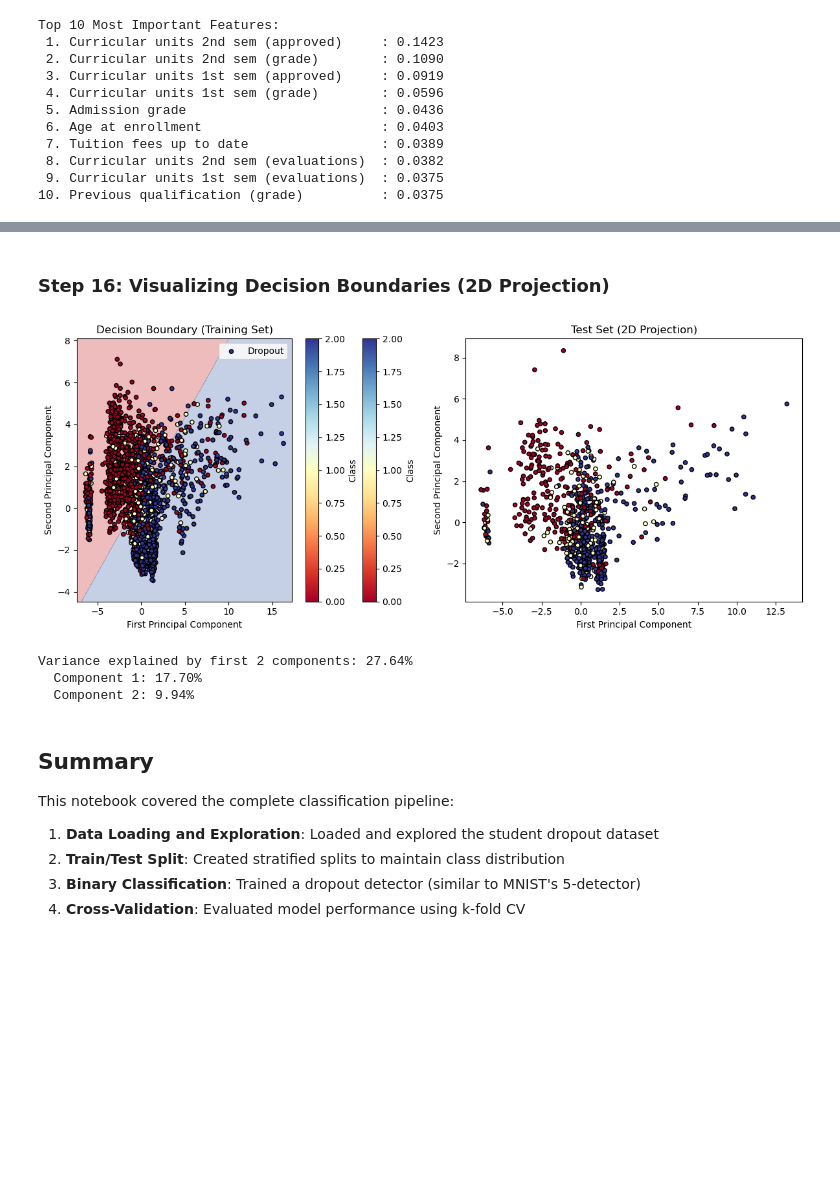
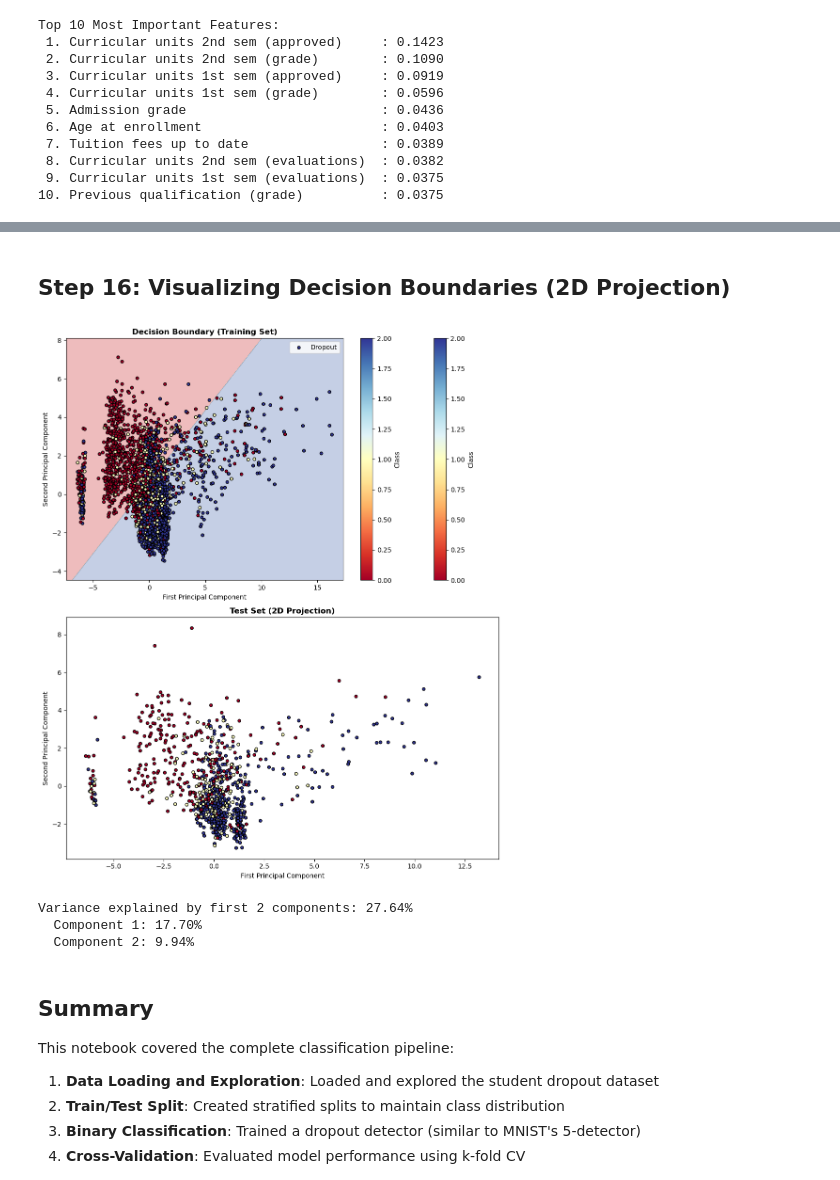
Before and after one commit to Zinoh0A/ML-StudentDropout-Classification-HousePricesPrediction-Linear-Regression, a Jupyter notebook: Classification.ipynb, the cells around one changed output, grey strips where cells are left out. Cells and saved outputs as stored; diff of their text form; code cells hidden in the pictures; blank space fills up the shorter version.

```diff
--- a/Classification.ipynb
+++ b/Classification.ipynb
@@ -966,7 +1921,6 @@ Improvement: 1.69%
 # %% [markdown]
-### Step 16: Visualizing Decision Boundaries (2D Projection)
+## Step 16: Visualizing Decision Boundaries (2D Projection)
 # %%
-# Step 16: Visualizing Decision Boundaries (2D Projection)
 # Use PCA to reduce to 2D for visualization
 from sklearn.decomposition import PCA
 from sklearn.preprocessing import LabelEncoder
@@ -987,40 +1941,40 @@ y_min, y_max = X_train_2d[:, 1].min() - 1, X_train_2d[:, 1].max() + 1
 xx, yy = np.meshgrid(np.arange(x_min, x_max, h),
                      np.arange(y_min, y_max, h))
 
 # Predict on mesh
 Z = clf_2d.predict(np.c_[xx.ravel(), yy.ravel()])
 Z = LabelEncoder().fit_transform(Z)
 Z = Z.reshape(xx.shape)
 
-# Plot decision boundary
-plt.figure(figsize=(12, 5))
+# Plot decision boundary (stacked vertically for better visibility)
+plt.figure(figsize=(10, 12))
 
-plt.subplot(1, 2, 1)
+plt.subplot(2, 1, 1)
 plt.contourf(xx, yy, Z, alpha=0.3, cmap=plt.cm.RdYlBu)
 scatter = plt.scatter(X_train_2d[:, 0], X_train_2d[:, 1], c=LabelEncoder().fit_transform(y_train),
                      cmap=plt.cm.RdYlBu, edgecolors='black', s=20)
 plt.xlabel('First Principal Component')
 plt.ylabel('Second Principal Component')
-plt.title('Decision Boundary (Training Set)')
+plt.title('Decision Boundary (Training Set)', fontweight='bold')
 plt.colorbar(scatter, label='Class')
 plt.legend(['Dropout', 'Enrolled', 'Graduate'], loc='best')
 
-plt.subplot(1, 2, 2)
+plt.subplot(2, 1, 2)
 plt.scatter(X_test_2d[:, 0], X_test_2d[:, 1], c=LabelEncoder().fit_transform(y_test),
            cmap=plt.cm.RdYlBu, edgecolors='black', s=20)
 plt.xlabel('First Principal Component')
 plt.ylabel('Second Principal Component')
-plt.title('Test Set (2D Projection)')
+plt.title('Test Set (2D Projection)', fontweight='bold')
 plt.colorbar(scatter, label='Class')
 
 plt.tight_layout()
 plt.show()
 
 print(f"Variance explained by first 2 components: {pca.explained_variance_ratio_.sum():.2%}")
 print(f"  Component 1: {pca.explained_variance_ratio_[0]:.2%}")
 print(f"  Component 2: {pca.explained_variance_ratio_[1]:.2%}")
 # %% [output]
-[figure, old version]
+[figure, new version]
 Variance explained by first 2 components: 27.64%
   Component 1: 17.70%
   Component 2: 9.94%
```
Also changed, not shown: parts of 32 cells of this notebook, 1 other file.
